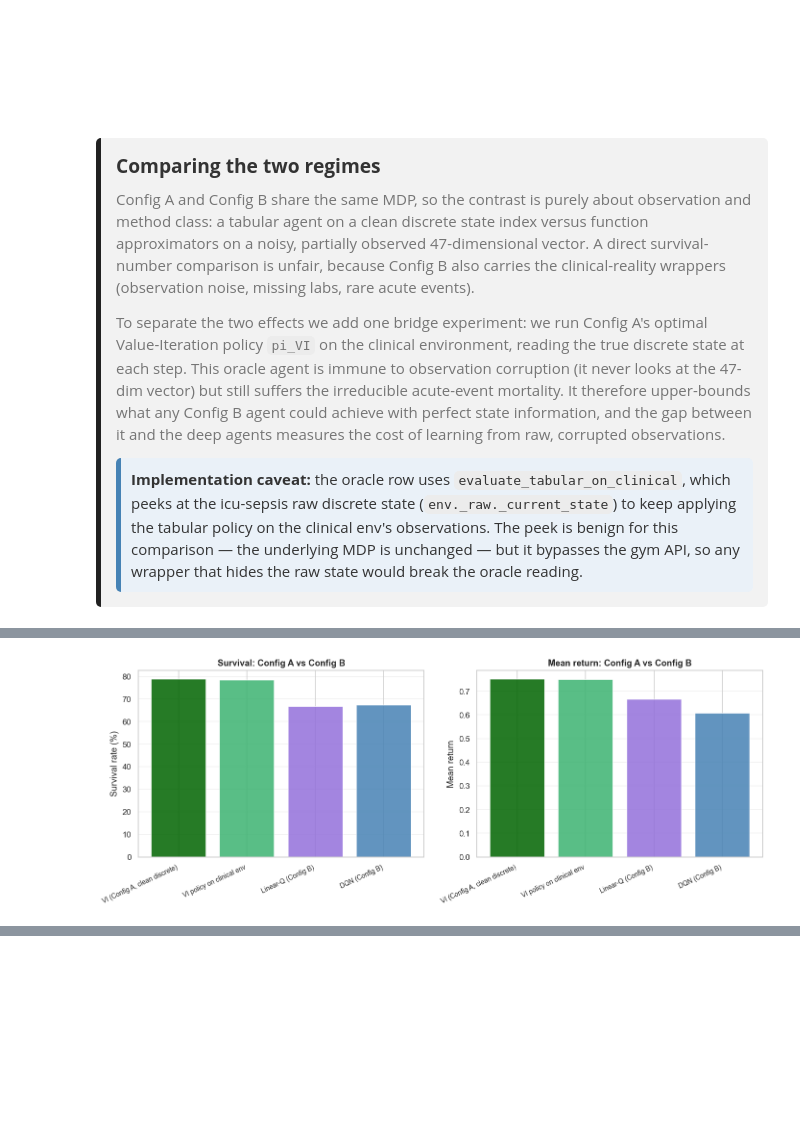
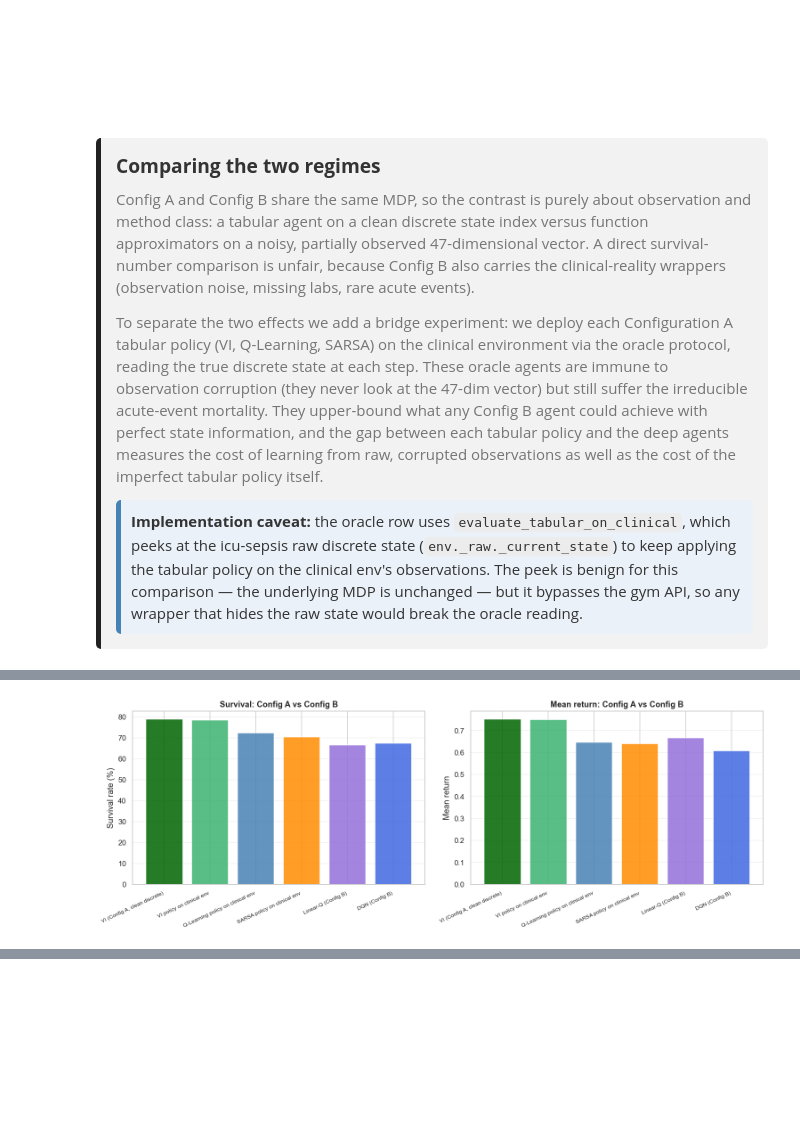
Before and after one commit to SamuelBraun/reinforcement-learning-sepsis, a Jupyter notebook: rl_sepsis_project.ipynb, the cells around one changed output, grey strips where cells are left out. Saved outputs shown, nothing was run; the diff lists cells and outputs as text; code cells hidden in the pictures.

```diff
--- a/rl_sepsis_project.ipynb
+++ b/rl_sepsis_project.ipynb
@@ -1970,7 +1970,7 @@ plt.show()
 <div style="background-color: #F2F2F2; padding: 15px; margin-right: 30px; border-left: 5px solid; border-image: linear-gradient(to bottom, #A8C5E0, #4682B4, #2C5F8A, #1A3D5C) 1; border-radius: 5px; max-width: 95%;">
     <h3 style="margin-top: 0; margin-bottom: 10px; color: #333333; font-weight: bold;">Comparing the two regimes</h3>
     <p style="margin: 10px 0; margin-right: 40px; color: #757575;">Config A and Config B share the same MDP, so the contrast is purely about observation and method class: a tabular agent on a clean discrete state index versus function approximators on a noisy, partially observed 47-dimensional vector. A direct survival-number comparison is unfair, because Config B also carries the clinical-reality wrappers (observation noise, missing labs, rare acute events).</p>
-    <p style="margin: 10px 0; margin-right: 40px; color: #757575;">To separate the two effects we add one bridge experiment: we run Config A's optimal Value-Iteration policy <code>pi_VI</code> on the clinical environment, reading the true discrete state at each step. This oracle agent is immune to observation corruption (it never looks at the 47-dim vector) but still suffers the irreducible acute-event mortality. It therefore upper-bounds what any Config B agent could achieve with perfect state information, and the gap between it and the deep agents measures the cost of learning from raw, corrupted observations.</p>
+    <p style="margin: 10px 0; margin-right: 40px; color: #757575;">To separate the two effects we add a bridge experiment: we deploy each Configuration A tabular policy (VI, Q-Learning, SARSA) on the clinical environment via the oracle protocol, reading the true discrete state at each step. These oracle agents are immune to observation corruption (they never look at the 47-dim vector) but still suffer the irreducible acute-event mortality. They upper-bound what any Config B agent could achieve with perfect state information, and the gap between each tabular policy and the deep agents measures the cost of learning from raw, corrupted observations as well as the cost of the imperfect tabular policy itself.</p>
     <div style="background-color: #EAF1F8; padding: 10px; margin-top: 10px; margin-right: 30px; border-left: 5px solid #4682B4; border-radius: 5px; max-width: 95%; color: #333333;">
         <strong>Implementation caveat:</strong> the oracle row uses <code>evaluate_tabular_on_clinical</code>, which peeks at the icu-sepsis raw discrete state (<code>env._raw._current_state</code>) to keep applying the tabular policy on the clinical env's observations. The peek is benign for this comparison &mdash; the underlying MDP is unchanged &mdash; but it bypasses the gym API, so any wrapper that hides the raw state would break the oracle reading.
     </div>
@@ -1981,11 +1981,42 @@ vi_clinical_returns, vi_clinical_lengths = evaluate_tabular_on_clinical(pi_VI)
 vi_clinical_mean = float(vi_clinical_returns.mean())
 vi_clinical_surv = float((vi_clinical_returns > 0).mean()) * 100
 
-comp_algos = ['VI (Config A, clean discrete)', 'VI policy on clinical env', 'Linear-Q (Config B)', 'DQN (Config B)']
-comp_obs = ['discrete index', 'discrete (oracle), clinical dynamics', 'continuous 47-dim', 'continuous 47-dim']
-comp_class = ['tabular DP', 'tabular policy, deployed', 'linear FA', 'deep FA']
-comp_returns = [vi_mean_ret, vi_clinical_mean, linq_mean_ret, dqn_mean_ret]
-comp_surv = [vi_surv, vi_clinical_surv, linq_surv, dqn_surv]
+set_global_seeds(SEED)
+ql_clinical_returns, ql_clinical_lengths = evaluate_tabular_on_clinical(pi_QL)
+ql_clinical_mean = float(ql_clinical_returns.mean())
+ql_clinical_surv = float((ql_clinical_returns > 0).mean()) * 100
+
+set_global_seeds(SEED)
+sarsa_clinical_returns, sarsa_clinical_lengths = evaluate_tabular_on_clinical(pi_SARSA)
+sarsa_clinical_mean = float(sarsa_clinical_returns.mean())
+sarsa_clinical_surv = float((sarsa_clinical_returns > 0).mean()) * 100
+
+comp_algos = [
+    'VI (Config A, clean discrete)',
+    'VI policy on clinical env',
+    'Q-Learning policy on clinical env',
+    'SARSA policy on clinical env',
+    'Linear-Q (Config B)',
+    'DQN (Config B)',
+]
+comp_obs = [
+    'discrete index',
+    'discrete (oracle), clinical dynamics',
+    'discrete (oracle), clinical dynamics',
+    'discrete (oracle), clinical dynamics',
+    'continuous 47-dim',
+    'continuous 47-dim',
+]
+comp_class = [
+    'tabular DP',
+    'tabular policy, deployed',
+    'tabular policy, deployed',
+    'tabular policy, deployed',
+    'linear FA',
+    'deep FA',
+]
+comp_returns = [vi_mean_ret, vi_clinical_mean, ql_clinical_mean, sarsa_clinical_mean, linq_mean_ret, dqn_mean_ret]
+comp_surv = [vi_surv, vi_clinical_surv, ql_clinical_surv, sarsa_clinical_surv, linq_surv, dqn_surv]
 
 return_str_col = []
 surv_str_col = []
@@ -2003,20 +2034,20 @@ comparison_df = pd.DataFrame({
 })
 display(comparison_df)
 
-fig, axes = plt.subplots(1, 2, figsize=(13, 5))
+fig, axes = plt.subplots(1, 2, figsize=(14, 5))
 x_pos = np.arange(len(comp_algos))
-bar_colors = ['darkgreen', 'mediumseagreen', 'mediumpurple', 'steelblue']
+bar_colors = ['darkgreen', 'mediumseagreen', 'steelblue', 'darkorange', 'mediumpurple', 'royalblue']
 axes[0].bar(x_pos, comp_surv, color=bar_colors, alpha=0.85)
 axes[0].set_ylabel('Survival rate (%)')
 axes[0].set_title('Survival: Config A vs Config B', fontweight='bold')
 axes[0].set_xticks(x_pos)
-axes[0].set_xticklabels(comp_algos, rotation=25, ha='right', fontsize=9)
+axes[0].set_xticklabels(comp_algos, rotation=25, ha='right', fontsize=8)
 axes[0].grid(True, alpha=0.3, axis='y')
 axes[1].bar(x_pos, comp_returns, color=bar_colors, alpha=0.85)
 axes[1].set_ylabel('Mean return')
 axes[1].set_title('Mean return: Config A vs Config B', fontweight='bold')
 axes[1].set_xticks(x_pos)
-axes[1].set_xticklabels(comp_algos, rotation=25, ha='right', fontsize=9)
+axes[1].set_xticklabels(comp_algos, rotation=25, ha='right', fontsize=8)
 axes[1].grid(True, alpha=0.3, axis='y')
 plt.tight_layout()
 plt.savefig(f'{PLOTS_DIR}/comparison_AB.png', bbox_inches='tight')
@@ -2030,4 +2063,4 @@ plt.show()
-[figure, old version]
+[figure, new version]
 # %% [markdown]
 <div style="background-color: #F2F2F2; padding: 15px; margin-right: 30px; border-left: 5px solid; border-image: linear-gradient(to bottom, #A8C5E0, #4682B4, #2C5F8A, #1A3D5C) 1; border-radius: 5px; max-width: 95%;">
     <h3 style="margin-top: 0; margin-bottom: 10px; color: #333333; font-weight: bold;">Main Takeaways</h3>
```
Also changed, not shown: parts of 6 cells of this notebook, 7 other files.
